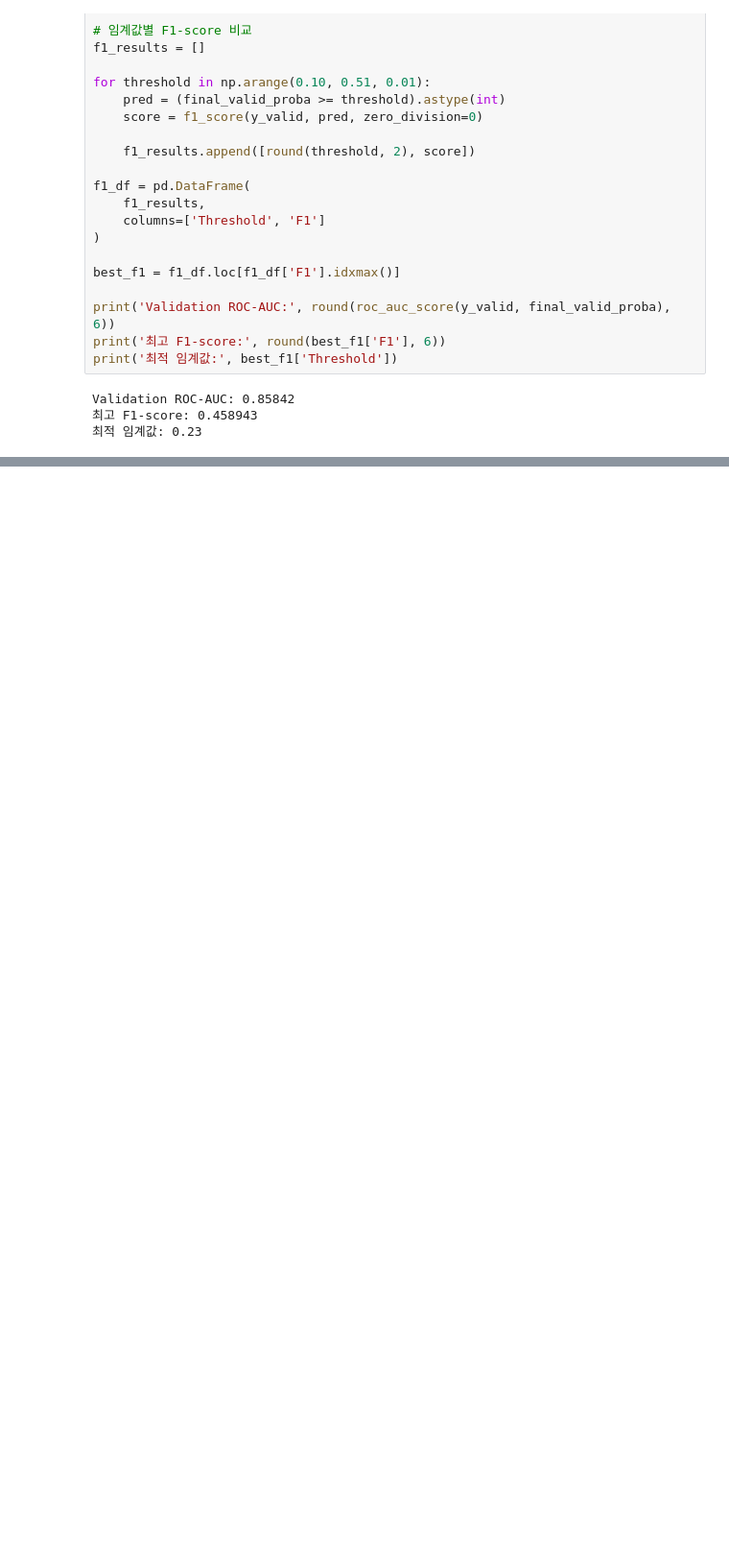
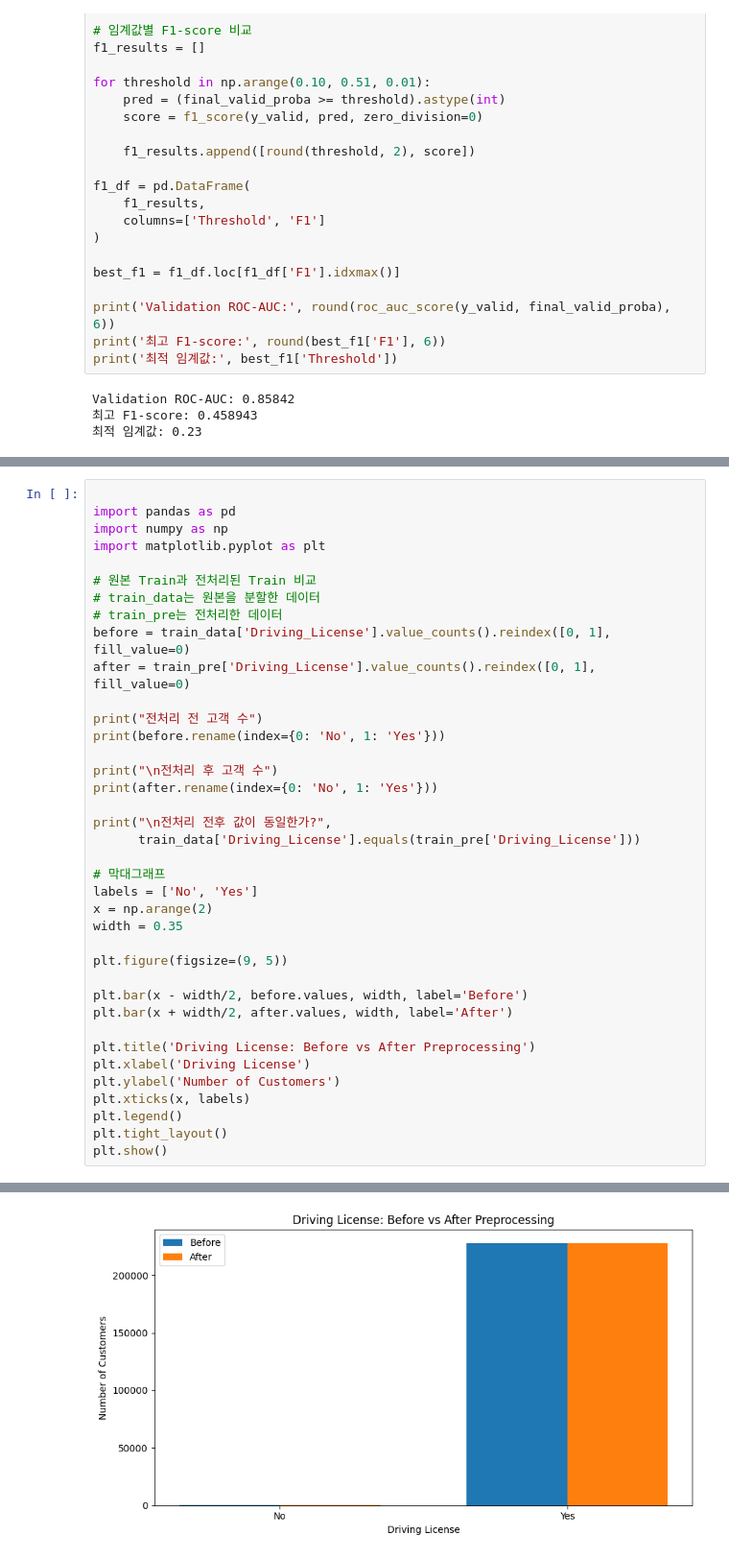
Before and after one commit to zzengmo/18_ML_03, a Jupyter notebook: 김현모/insurance_prediction.ipynb, the cells around one changed output, grey strips where cells are left out. Shown at 96% size. Drawn from its saved outputs; the diff is of its cells as text; blank space fills up the shorter version.

```diff
--- a/김현모/insurance_prediction.ipynb
+++ b/김현모/insurance_prediction.ipynb
@@ -2193,0 +2298,39 @@ Validation ROC-AUC: 0.85842
+# %%
+
+import pandas as pd
+import numpy as np
+import matplotlib.pyplot as plt
+
+# 원본 Train과 전처리된 Train 비교
+# train_data는 원본을 분할한 데이터
+# train_pre는 전처리한 데이터
+before = train_data['Driving_License'].value_counts().reindex([0, 1], fill_value=0)
+after = train_pre['Driving_License'].value_counts().reindex([0, 1], fill_value=0)
+
+print("전처리 전 고객 수")
+print(before.rename(index={0: 'No', 1: 'Yes'}))
+
+print("\n전처리 후 고객 수")
+print(after.rename(index={0: 'No', 1: 'Yes'}))
+
+print("\n전처리 전후 값이 동일한가?",
+      train_data['Driving_License'].equals(train_pre['Driving_License']))
+
+# 막대그래프
+labels = ['No', 'Yes']
+x = np.arange(2)
+width = 0.35
+
+plt.figure(figsize=(9, 5))
+
+plt.bar(x - width/2, before.values, width, label='Before')
+plt.bar(x + width/2, after.values, width, label='After')
+
+plt.title('Driving License: Before vs After Preprocessing')
+plt.xlabel('Driving License')
+plt.ylabel('Number of Customers')
+plt.xticks(x, labels)
+plt.legend()
+plt.tight_layout()
+plt.show()
+# %% [output]
@@ -2193,0 +2348 @@ Validation ROC-AUC: 0.85842
+[figure, added]
```
Also changed, not shown: parts of 36 cells of this notebook.
